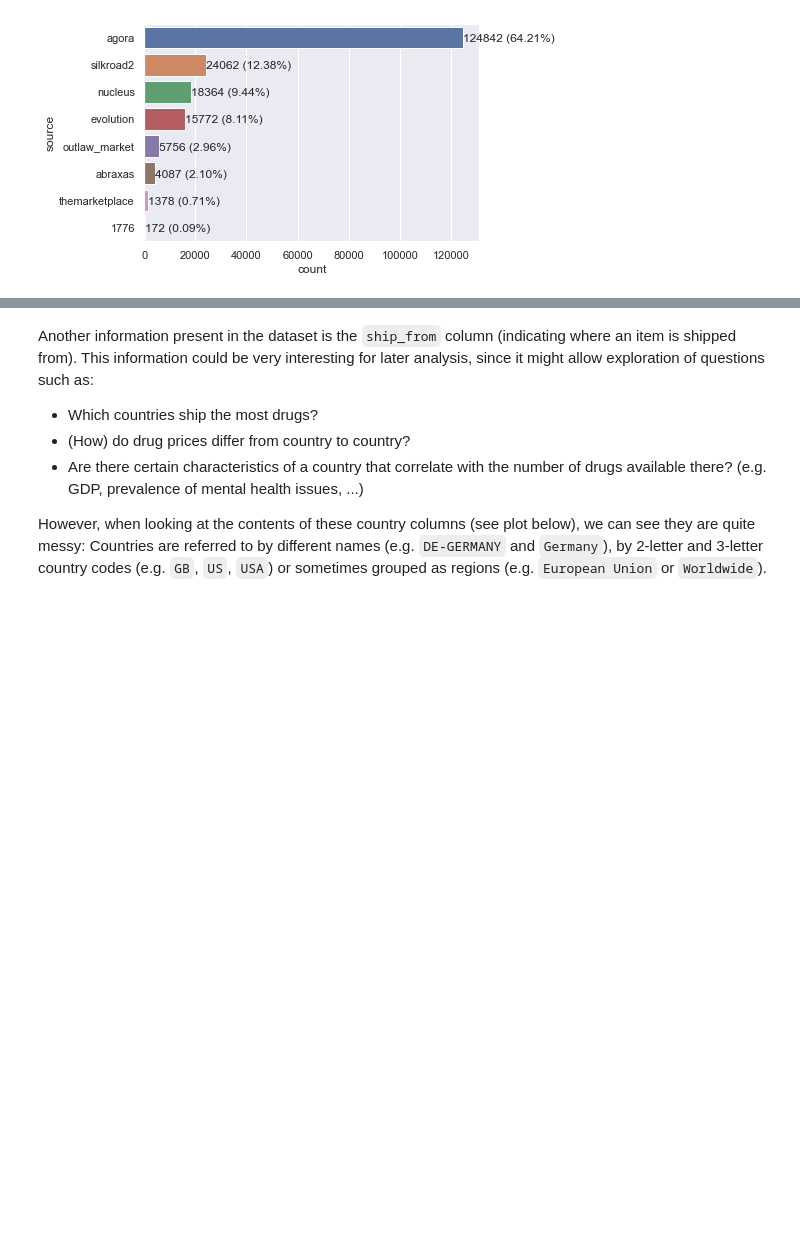
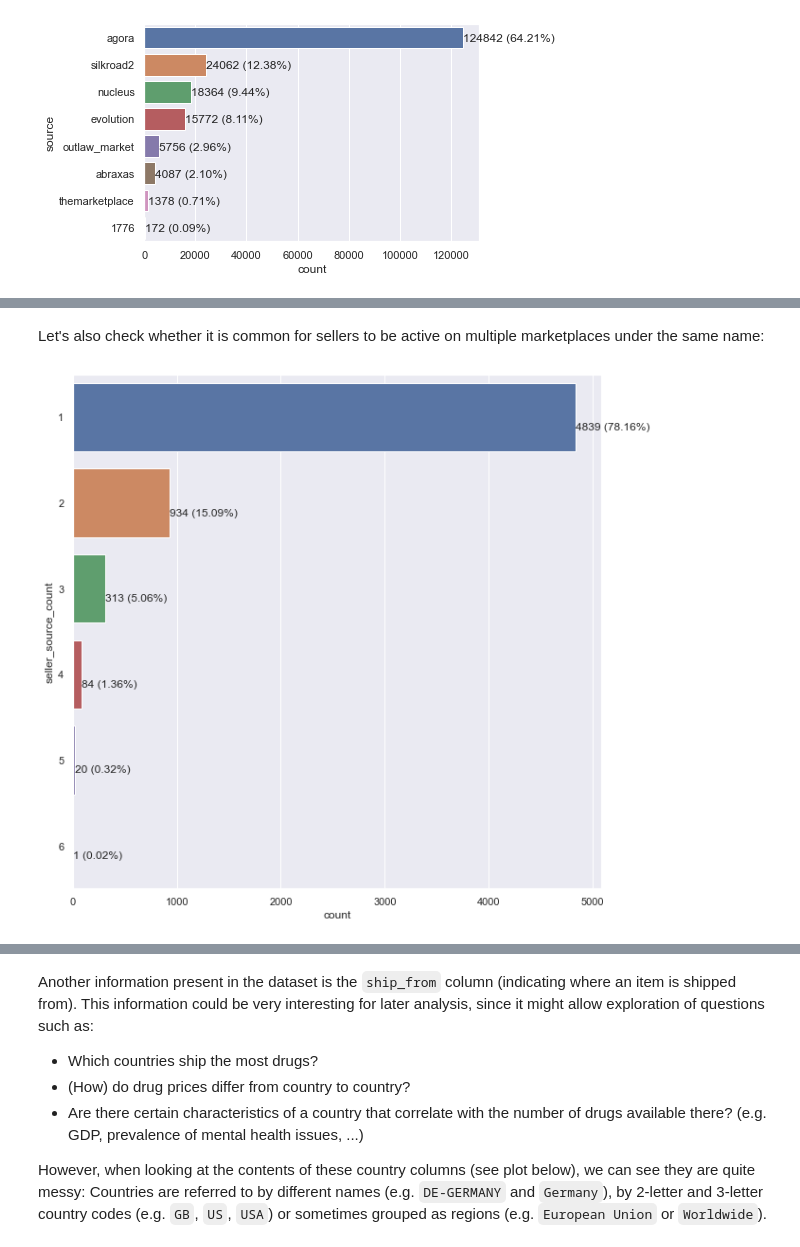
Before and after one commit to freddyman2k/darknet-drug-sales-data-analysis, a Jupyter notebook: exp/exp001_ExploringAndCleaningTheDataset.ipynb, the cells around one changed output, grey strips where cells are left out. Cells and saved outputs as stored; diff of their text form; code cells hidden in the pictures; blank space fills up the shorter version.

```diff
--- a/exp/exp001_ExploringAndCleaningTheDataset.ipynb
+++ b/exp/exp001_ExploringAndCleaningTheDataset.ipynb
@@ -57,0 +142,15 @@ for p in ax.patches:
+# %% [markdown]
+Let's also check whether it is common for sellers to be active on multiple marketplaces under the same name:
+# %%
+seller_source_value_counts = df.groupby(["seller"]).source.nunique().sort_values(ascending=False).rename("seller_source_count").to_frame()
+
+plt.figure(figsize=(10, 10))
+ax = sns.countplot(y='seller_source_count',
+                   data=seller_source_value_counts,
+                   order=seller_source_value_counts["seller_source_count"].value_counts().head(40).index);
+total = seller_source_value_counts["seller_source_count"].value_counts().sum()
+for p in ax.patches:
+    percentage = 100 * p.get_width() / total
+    ax.annotate(f'{p.get_width()} ({percentage:.2f}%)', (p.get_width(), p.get_y()+0.55))
+# %% [output]
+[figure, added]
```
Also changed, not shown: parts of 40 cells of this notebook.
